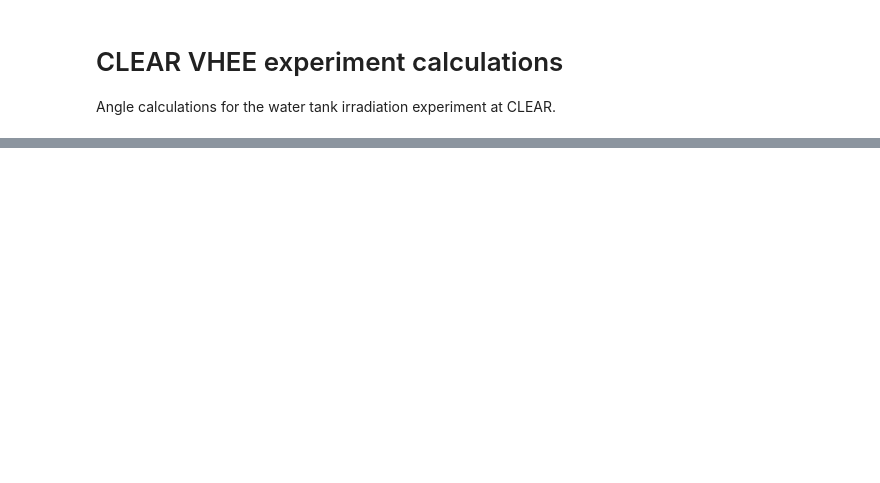
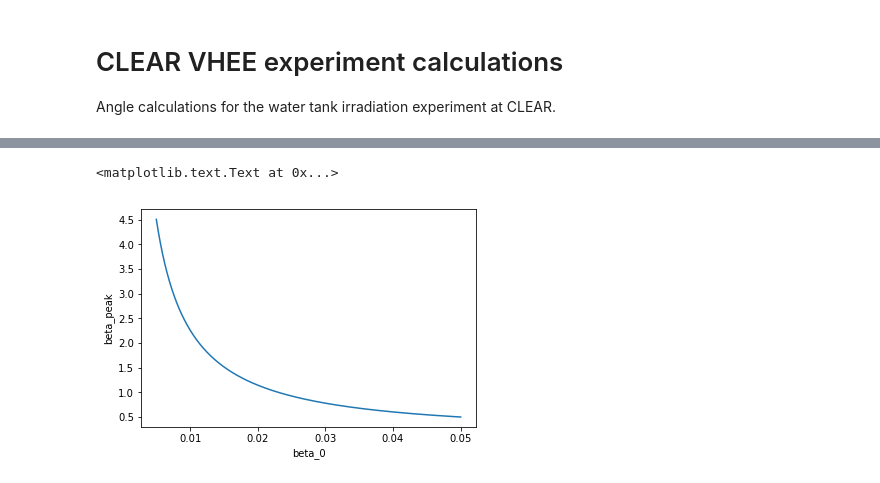
Before and after one commit to esenes/CLEAR-irradiation-water-tank, a Jupyter notebook: CLEAR VHEE.ipynb, the cells around one changed output, grey strips where cells are left out. Cells and saved outputs as stored; diff of their text form; code cells hidden in the pictures; blank space fills up the shorter version.

```diff
--- a/CLEAR VHEE.ipynb
+++ b/CLEAR VHEE.ipynb
@@ -30,0 +52,8 @@ getAngleAndSize(20, 1.125e-3, 15e-6, 0.15)
+# %%
+param = np.linspace(5e-3, .05, int(1e5))
+plt.plot(param, beta_IP(0.15, param))
+plt.xlabel('beta_0')
+plt.ylabel('beta_peak')
+# %% [output]
+<matplotlib.text.Text at 0x...>
+[figure, added]
```
Also changed, not shown: parts of 22 cells of this notebook, 16 other files.
